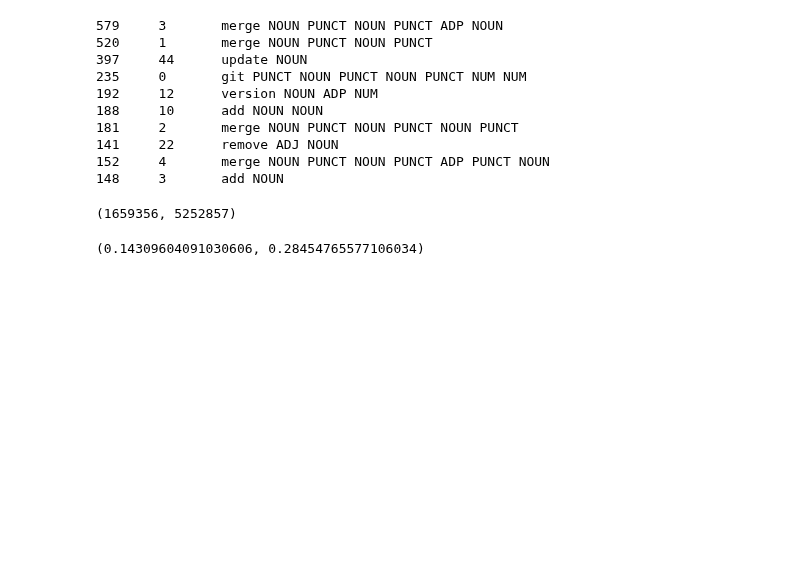
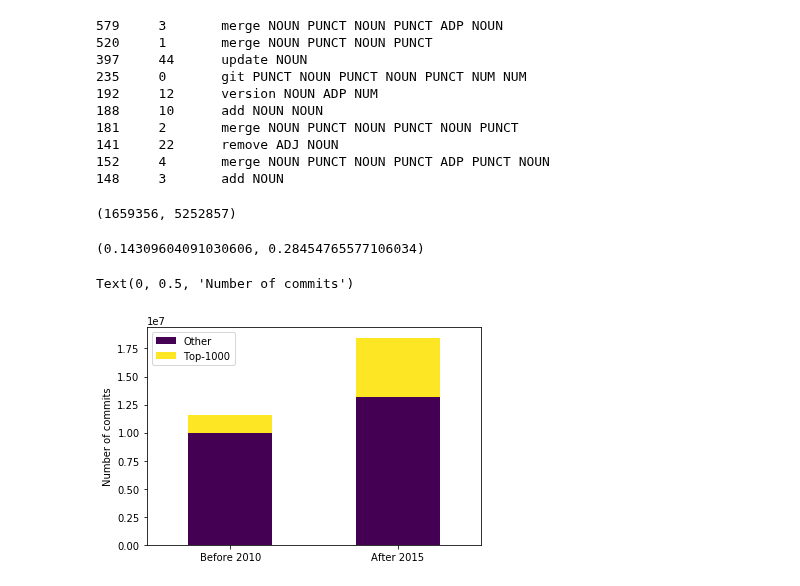
Before and after one commit to dkbrz/Git_Commits, a Jupyter notebook: notebooks/final_notebooks/freq_constructions.ipynb, the cells around one changed output. Cells and saved outputs as stored; diff of their text form; code cells hidden in the pictures; blank space fills up the shorter version.

```diff
--- a/notebooks/final_notebooks/freq_constructions.ipynb
+++ b/notebooks/final_notebooks/freq_constructions.ipynb
@@ -199,0 +205,12 @@ file.close()
+# %%
+df = pd.DataFrame([[11596100-1659356, 1659356], [18460377-5252857,5252857]])
+df.colums = ['Other', 'Top-1000']
+df.index = ['Before 2010', 'After 2015']
+# %%
+df.plot.bar(stacked=True, colormap='viridis', rot=0)
+plt.legend(['Other', 'Top-1000'])
+plt.ylabel('Number of commits')
+#plt.xticks(labels=['Before', 'After'])
+# %% [output]
+Text(0, 0.5, 'Number of commits')
+[figure, added]
```
Also changed, not shown: parts of 2 cells of this notebook, 1 other file.
